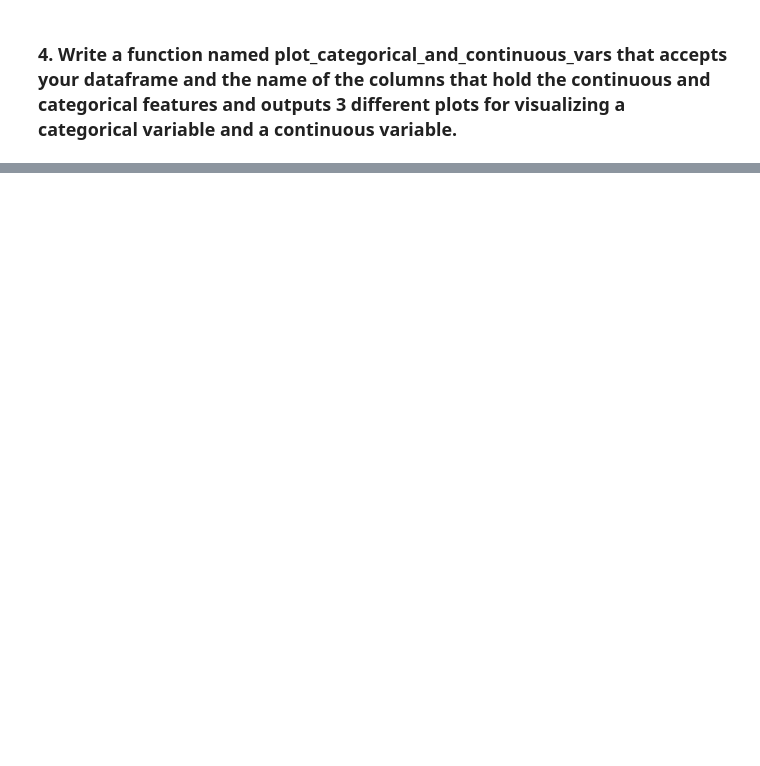
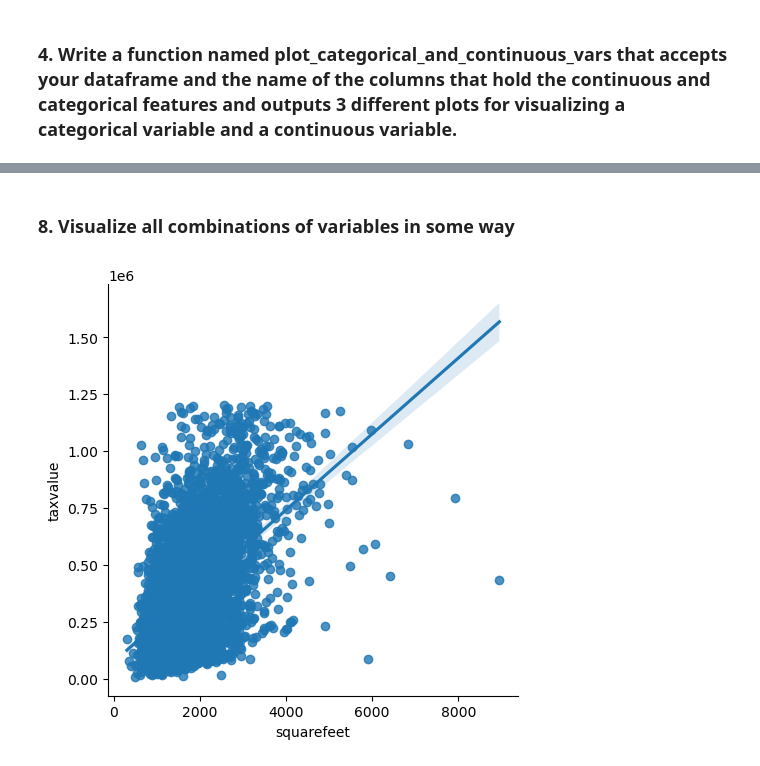
Before and after one commit to Brian-ONeil/regression-exercises, a Jupyter notebook: explore.ipynb, the cells around one changed output, grey strips where cells are left out. Drawn from its saved outputs; the diff is of its cells as text; code cells hidden in the pictures; blank space fills up the shorter version.

```diff
--- a/explore.ipynb
+++ b/explore.ipynb
@@ -85,0 +93,8 @@ exp.plot_categorical_and_continuous_vars(train.sample(5000), 'taxvalue', 'bedroo
+# %% [markdown]
+### 8. Visualize all combinations of variables in some way
+# %%
+train_sample = train.sample(n=500, random_state=42)
+sns.lmplot(x='squarefeet', y='taxvalue', data=train.sample(5000))
+plt.show()
+# %% [output]
+[figure, added]
```
Also changed, not shown: parts of 16 cells of this notebook, 2 other files.
